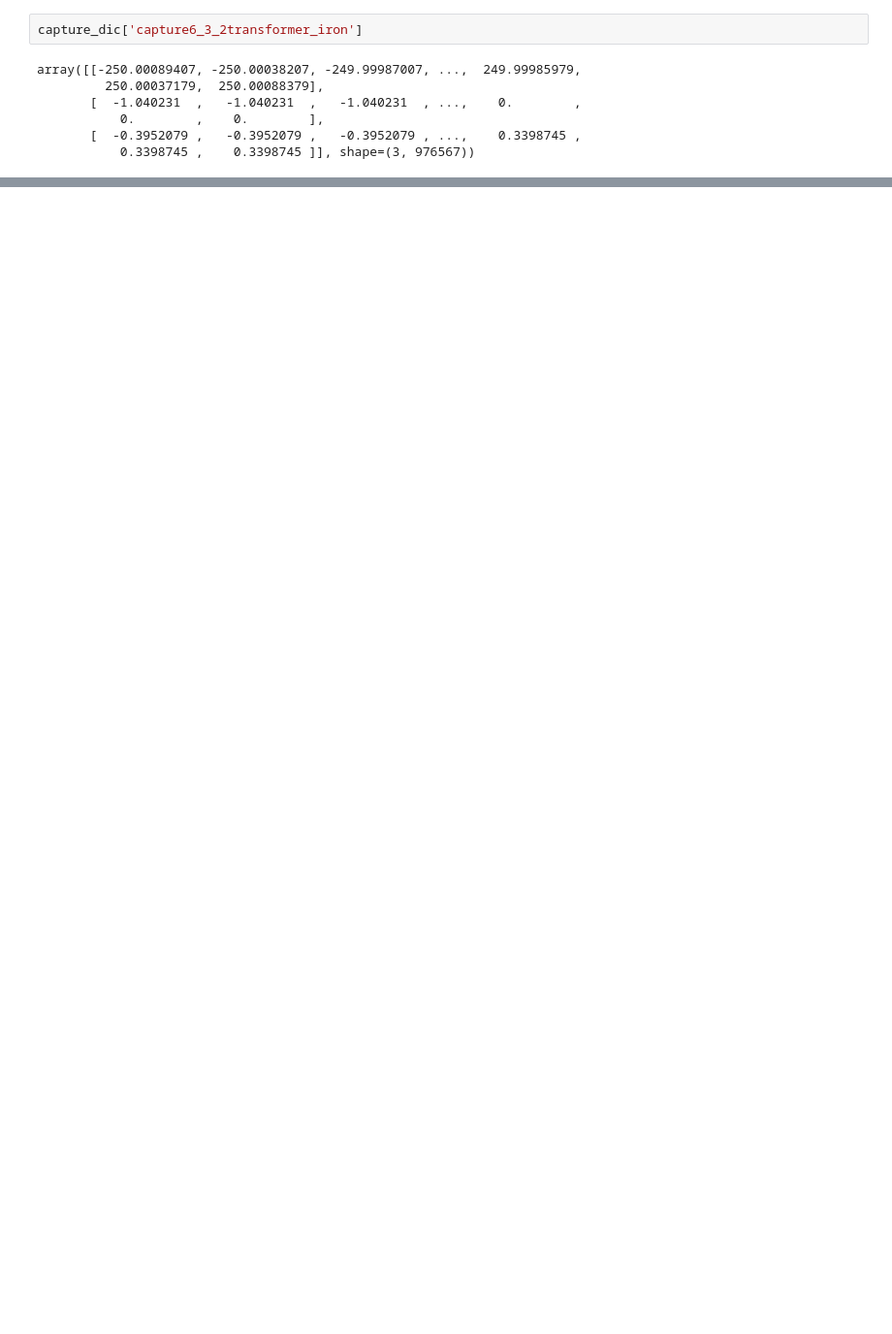
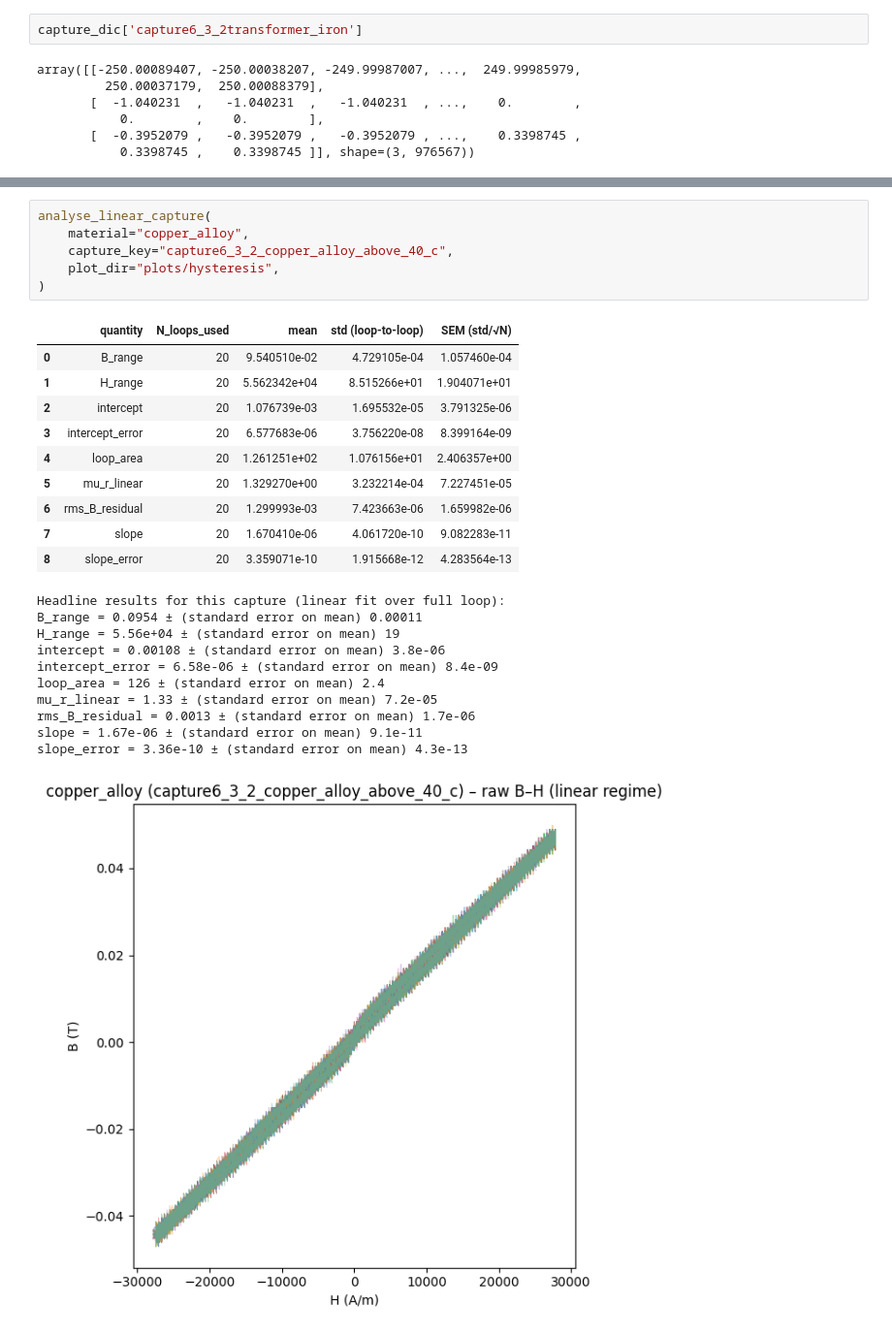
Before and after one commit to s-h-a-n-i-l/physics-report-michaelmas, a Jupyter notebook: code/hysterysisplot_code.ipynb, the cells around one changed output, grey strips where cells are left out. Shown at 97% size. Drawn from its saved outputs; the diff is of its cells as text; blank space fills up the shorter version.

```diff
--- a/code/hysterysisplot_code.ipynb
+++ b/code/hysterysisplot_code.ipynb
@@ -999,0 +1233,28 @@ rms_B_residual = 0.626 ± (standard error on mean) 0.0004
+# %%
+analyse_linear_capture(
+    material="copper_alloy",
+    capture_key="capture6_3_2_copper_alloy_above_40_c",
+    plot_dir="plots/hysteresis",
+)
+# %% [output]
+|  | quantity | N_loops_used | mean | std (loop-to-loop) | SEM (std/√N) |
+| 0 | B_range | 20 | 9.540510e-02 | 4.729105e-04 | 1.057460e-04 |
+| 1 | H_range | 20 | 5.562342e+04 | 8.515266e+01 | 1.904071e+01 |
+| 2 | intercept | 20 | 1.076739e-03 | 1.695532e-05 | 3.791325e-06 |
+| 3 | intercept_error | 20 | 6.577683e-06 | 3.756220e-08 | 8.399164e-09 |
+| 4 | loop_area | 20 | 1.261251e+02 | 1.076156e+01 | 2.406357e+00 |
+| 5 | mu_r_linear | 20 | 1.329270e+00 | 3.232214e-04 | 7.227451e-05 |
+| 6 | rms_B_residual | 20 | 1.299993e-03 | 7.423663e-06 | 1.659982e-06 |
+| 7 | slope | 20 | 1.670410e-06 | 4.061720e-10 | 9.082283e-11 |
+| 8 | slope_error | 20 | 3.359071e-10 | 1.915668e-12 | 4.283564e-13 |
+Headline results for this capture (linear fit over full loop):
+B_range = 0.0954 ± (standard error on mean) 0.00011
+H_range = 5.56e+04 ± (standard error on mean) 19
+intercept = 0.00108 ± (standard error on mean) 3.8e-06
+intercept_error = 6.58e-06 ± (standard error on mean) 8.4e-09
+loop_area = 126 ± (standard error on mean) 2.4
+mu_r_linear = 1.33 ± (standard error on mean) 7.2e-05
+rms_B_residual = 0.0013 ± (standard error on mean) 1.7e-06
+slope = 1.67e-06 ± (standard error on mean) 9.1e-11
+slope_error = 3.36e-10 ± (standard error on mean) 4.3e-13
+[figure, added]
```
Also changed, not shown: parts of 12 cells of this notebook, 44 other files.
